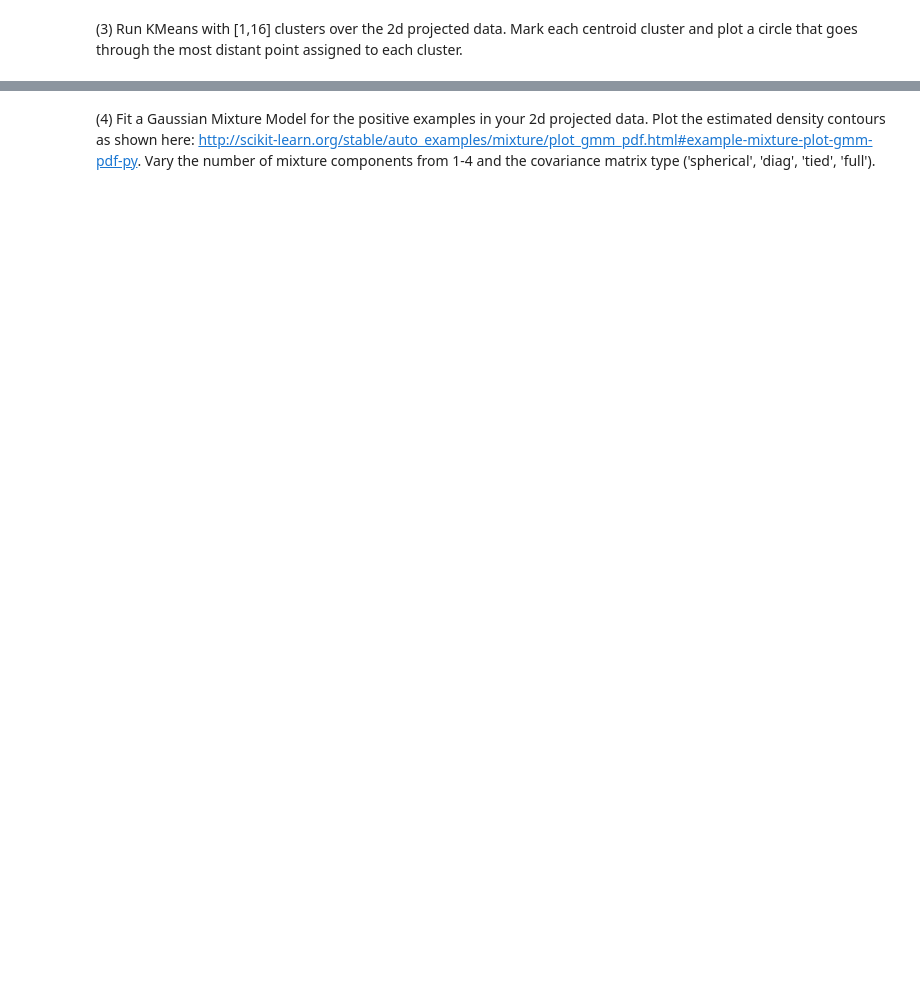
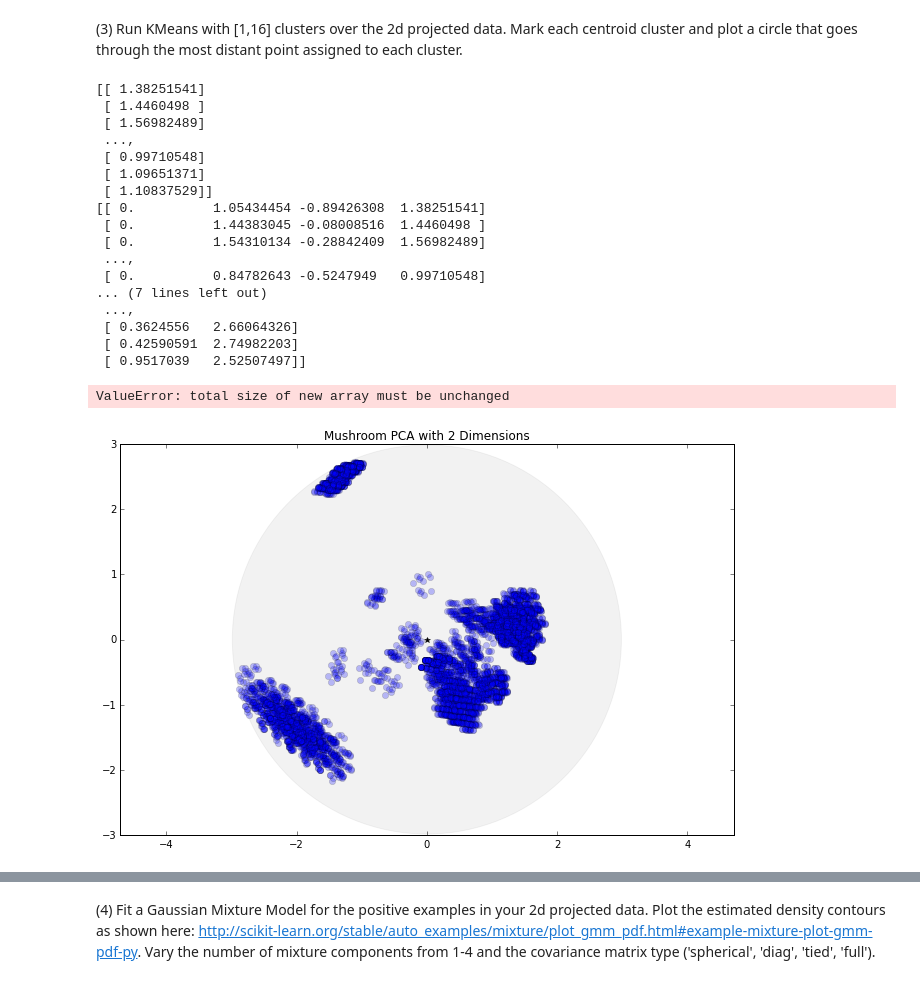
Before and after one commit to jphilippou27/MachineLearning, a Jupyter notebook: Jennifer_Philippou_p3.ipynb, the cells around one changed output, grey strips where cells are left out. Saved outputs shown, nothing was run; the diff lists cells and outputs as text; code cells hidden in the pictures; blank space fills up the shorter version.

```diff
--- a/Jennifer_Philippou_p3.ipynb
+++ b/Jennifer_Philippou_p3.ipynb
@@ -309,0 +131,75 @@ break
+# %%
+k_values = [1,2,3]#,4,5,6,7]
+### STUDENT START ###
+pca = PCA(n_components=2)
+pca.fit(train_data)
+train_2d_data = pca.transform(train_data)
+
+#run kmeans; try out some different k here
+for k in (k_values):
+    #builds model
+    model = KMeans(n_clusters=k, precompute_distances = True)
+    model.fit(train_2d_data, train_labels)
+
+    #find the centers
+    cluster_centers = (model.cluster_centers_)
+
+    #make a df with the cluster labels
+    train_long_labels = np.reshape(model.labels_,(1,7000)) #must format as (1L, 7000) not (7000L,)
+    df_graph = np.concatenate((train_long_labels.T, train_2d_data), axis = 1) #the T is critical to the code working, axis = 1 means add the columns
+
+    #kmeans has built in mechanism to calculate the distance of the points to each centroid
+    distances = model.transform(train_2d_data)
+    print distances
+    train_distances = np.reshape(model.transform(train_2d_data),(1,7000)) #must format as (1L, 7000) not (7000L,)
+    df_graph = np.concatenate((df_graph, train_distances.T), axis = 1)
+    print df_graph
+
+    #visually show the data after its been reduced to 2 dimensions
+    plt.figure(figsize=(11, 7))
+    #fig, axes = plt.subplots(1,3,figsize=(10,10))
+    #plot all datapoints
+    for j in range(0,k+1):
+        plt.plot(df_graph[df_graph[:,0]==j,1], df_graph[df_graph[:,0]==j,2],marker='o',linestyle='', alpha =0.25) #must plot series separately, first subset to just not posionous, then grab (x,y) with x[:,0]and [:,1]
+        #plot centers
+    #print "center" +str(cluster_centers)
+    for f in range(0,k):
+        plt.plot(np.asarray(cluster_centers)[:,0],np.asarray(cluster_centers)[:,1],marker='*',linestyle='',color='black')
+        #print np.asarray(cluster_centers)[np.asarray(cluster_centers)[f,0],0],np.asarray(cluster_centers)[np.asarray(cluster_centers)[f,1],1]
+        #print f
+        #print "x" + str(np.asarray(cluster_centers)[f,0]),
+        #print "y" + str(np.asarray(cluster_centers)[f,1]),
+        #print distances[:,f]
+        print df_graph[df_graph[:,0]==j,3]
+        print np.max(df_graph[df_graph[:,0]==j],distances[f])
+        circle = plt.Circle((np.asarray(cluster_centers)[f,0],np.asarray(cluster_centers)[f,1]),color ="black", radius = np.max(distances[:,f]), alpha =0.05)
+        plt.axes().set_aspect('equal', 'datalim')#makes actual circles not ovals
+        plt.axis(xmin =-3, xmax=3, ymin=-3, ymax=3) #not sure this is still effective (???)
+        plt.gca().add_artist(circle) #circles are weird and need a second plot
+    plt.title('Mushroom PCA with 2 Dimensions')
+
+
+    #accuracy Calcs
+    print "Hyperparameter k:" + str(k),
+
+### STUDENT END ###
+# %% [output]
+[[ 1.38251541]
+ [ 1.4460498 ]
+ [ 1.56982489]
+ ...,
+ [ 0.99710548]
+ [ 1.09651371]
+ [ 1.10837529]]
+[[ 0.          1.05434454 -0.89426308  1.38251541]
+ [ 0.          1.44383045 -0.08008516  1.4460498 ]
+ [ 0.          1.54310134 -0.28842409  1.56982489]
+ ...,
+ [ 0.          0.84782643 -0.5247949   0.99710548]
+... (7 lines left out)
+ ...,
+ [ 0.3624556   2.66064326]
+ [ 0.42590591  2.74982203]
+ [ 0.9517039   2.52507497]]
+ValueError: total size of new array must be unchanged
+[figure, added]
```
Also changed, not shown: parts of 17 cells of this notebook.
